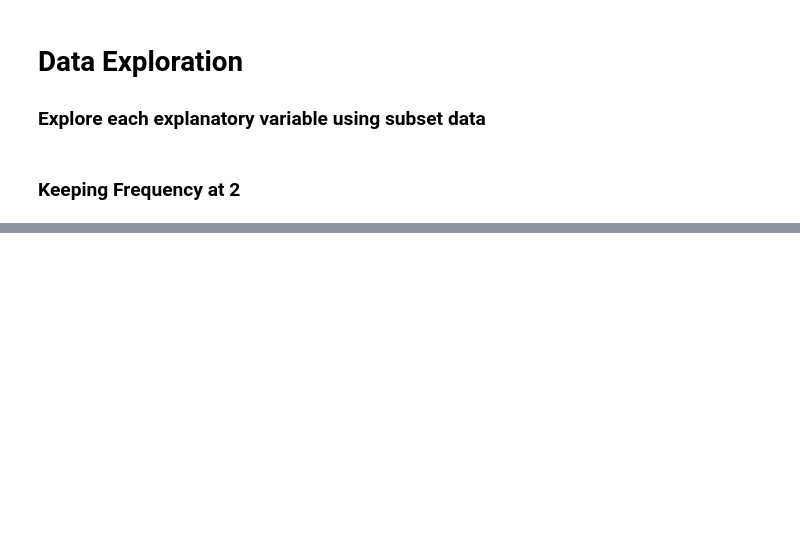
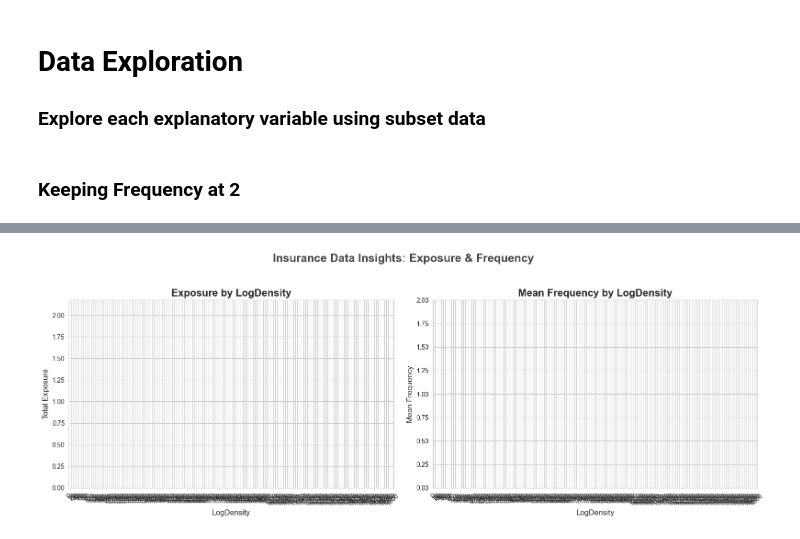
Before and after one commit to Pavan-jangid-here/ML-Projects, a Jupyter notebook: 5. French Motor Claims/Data Exploration.ipynb, the cells around one changed output, grey strips where cells are left out. Cells and saved outputs as stored; diff of their text form; code cells hidden in the pictures; blank space fills up the shorter version.

```diff
--- a/5. French Motor Claims/Data Exploration.ipynb
+++ b/5. French Motor Claims/Data Exploration.ipynb
@@ -148,0 +154,4 @@ plotBarCharts(df, "BonusMalus", 2)
+# %%
+plotBarCharts(df, "LogDensity", 2)
+# %% [output]
+[figure, added]
```
Also changed, not shown: parts of 15 cells of this notebook.
